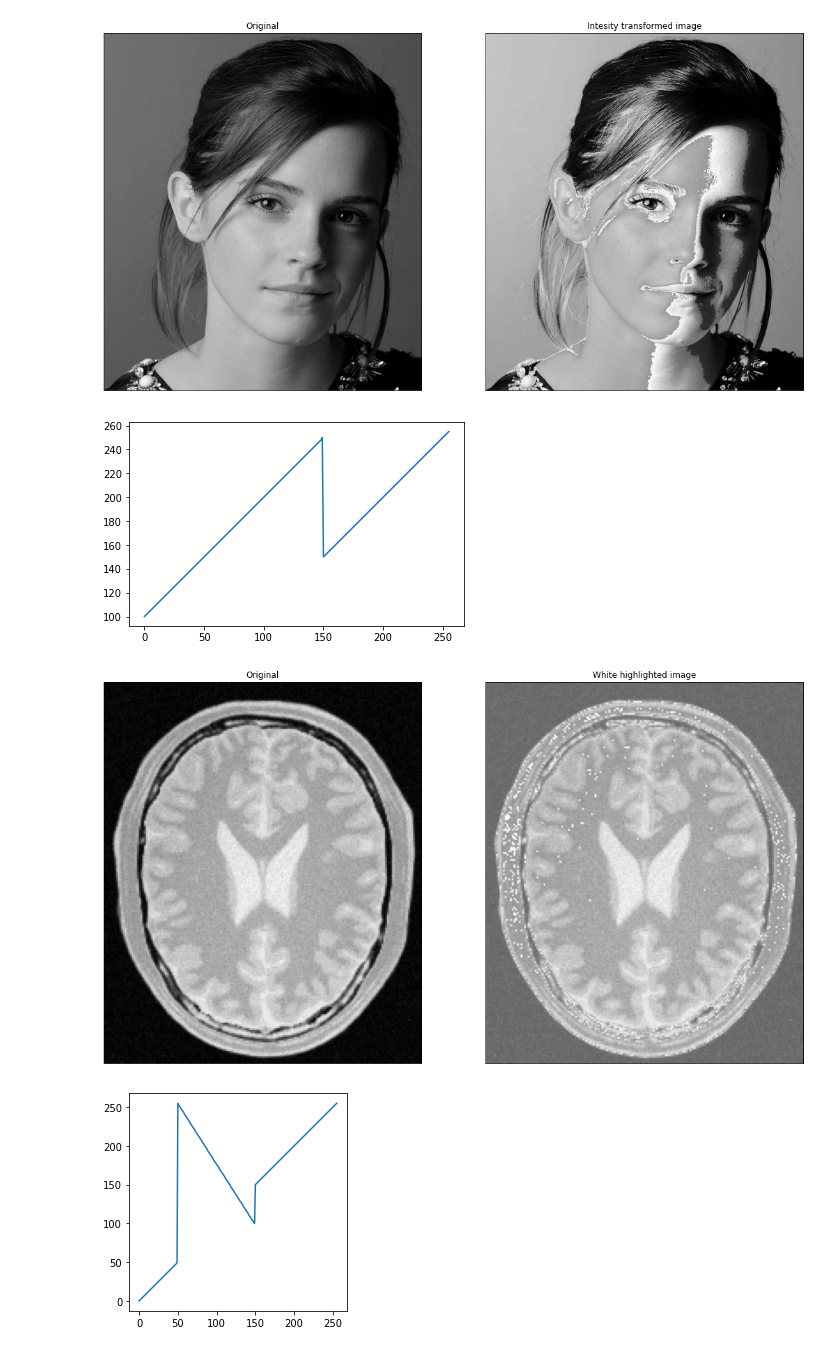
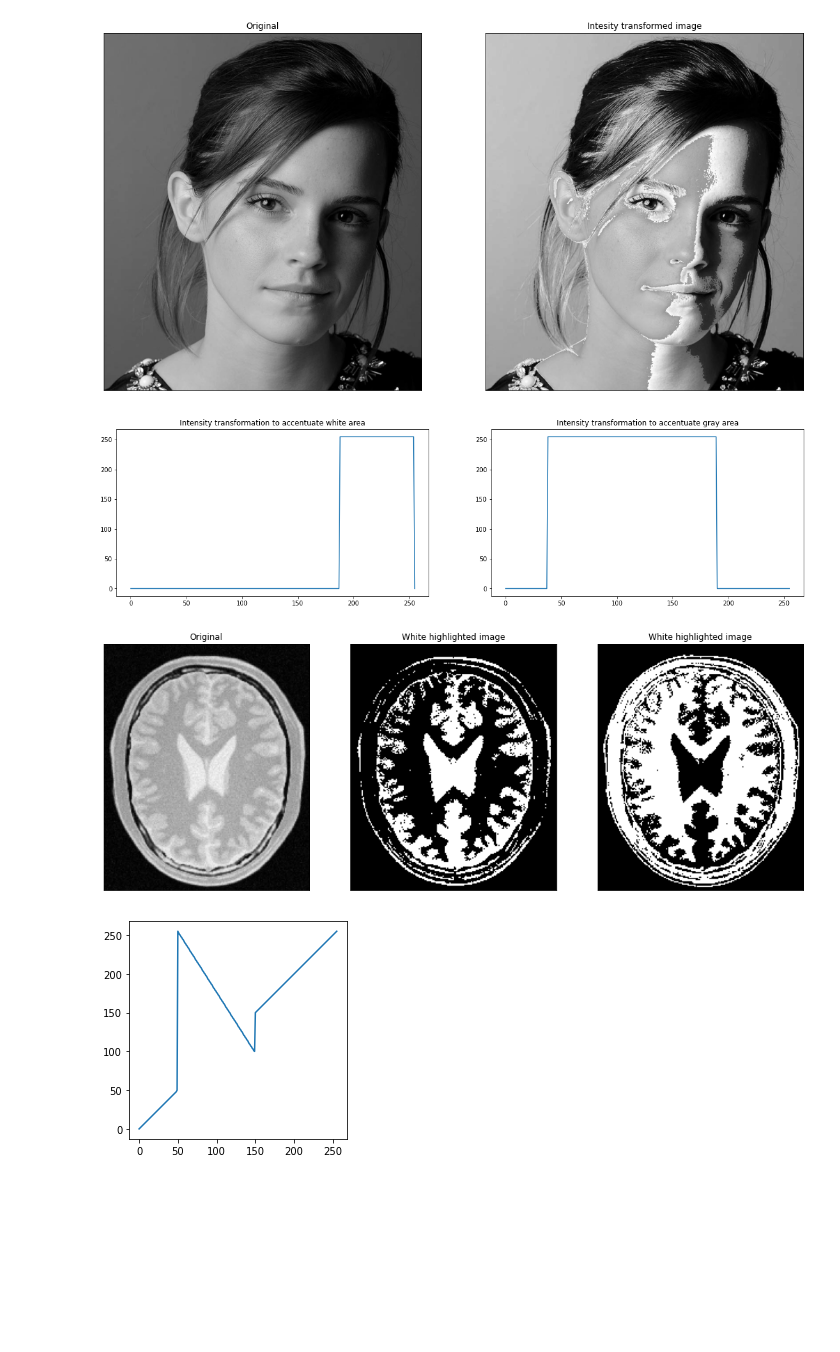
Before and after one commit to devindi99/Image-processing-Excercises, a Jupyter notebook: Excercises/Assignments/Assignment1/190128H_Assignment1.ipynb, the cells around one changed output. Saved outputs shown, nothing was run; the diff lists cells and outputs as text; code cells hidden in the pictures; blank space fills up the shorter version.

```diff
--- a/Excercises/Assignments/Assignment1/190128H_Assignment1.ipynb
+++ b/Excercises/Assignments/Assignment1/190128H_Assignment1.ipynb
@@ -37,38 +37,58 @@ plt . show()
 # %%
 import numpy as np
 import cv2 as cv
 import matplotlib.pyplot as plt
 
 im=cv.imread(r'brain_proton_density_slice.png',cv.IMREAD_GRAYSCALE)
 assert im is not None
 
+# t1=np.linspace(0,0,209)
+# t2=np.linspace(255,256,47) #white only
 
-t1= np.linspace (100,250,150)
-#t2= np.linspace (50,100,0)
-t2= np.linspace (250,150, 0)
-#t4=np.linspace(255,150,0)
-t3=np.linspace(150,255,106)
+t1=np.linspace(0,0,188)
+t2=np.linspace(255,256,68) #white and light gray both
 
-t= np.concatenate((t1,t2,t3), axis =0).astype(np.uint8)
-fig,ax = plt.subplots()
-ax.plot(t)
-ax.set_aspect('equal')
-assert len(t) ==256
+t3=np.linspace(0,0,38)
+t4=np.linspace(255,256,153)
+t5=np.linspace(0,0,65)
 
-result= cv.LUT(im,t)
-fig,axes = plt.subplots(1,2,sharex="all",sharey="all",figsize=(18,18))
+# t1= np.linspace (0,30,30)
+# t2= np.linspace (30,100,0)
+# t3= np.linspace (100,255, 120)
+# t4=np.linspace(255,150,0)
+# t5=np.linspace(150,255,106)
+t_gray=np.concatenate((t3,t4,t5), axis =0).astype(np.uint8)
+t_white= np.concatenate((t1,t2), axis =0).astype(np.uint8)
+fig,axs = plt.subplots(1,2,figsize=(20,5))
+axs[0].plot(t_white)
+axs[0].set_title("Intensity transformation to accentuate white area")
+
+axs[1].plot(t_gray)
+axs[1].set_title("Intensity transformation to accentuate gray area")
+
+#axs.set_aspect('equal')
+assert len(t_white) ==256
+assert len(t_gray) ==256
+
+white_result= cv.LUT(im,t_white)
+gray_result= cv.LUT(im,t_gray)
+
+fig,axes = plt.subplots(1,3,sharex="all",sharey="all",figsize=(18,18))
 axes[0].imshow(im, cmap="gray",vmin=0, vmax=255)
 axes[0] . set_title( "Original")
 
-axes [1] . imshow( result , cmap= "gray",vmin=0, vmax=255)
+axes [1] . imshow( white_result , cmap= "gray",vmin=0, vmax=255)
 axes [1] . set_title( "White highlighted image" )
+
+axes [2] . imshow( gray_result , cmap= "gray",vmin=0, vmax=255)
+axes [2] . set_title( "White highlighted image" )
 
 for i in range(2):
     axes [i] . set_xticks ([]) , axes [i] . set_yticks ([])
 plt . show()
 # %% [output]
-[figure, old version]
+[figure, new version]
-[figure, old version]
+[figure, new version]
 # %%
 import numpy as np
 import cv2 as cv
```
